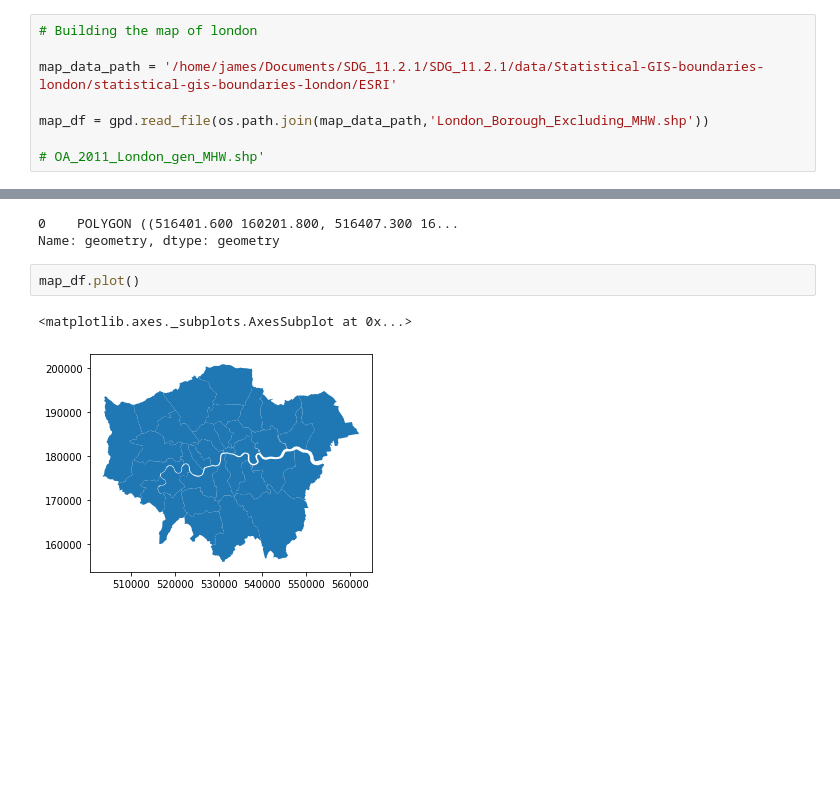
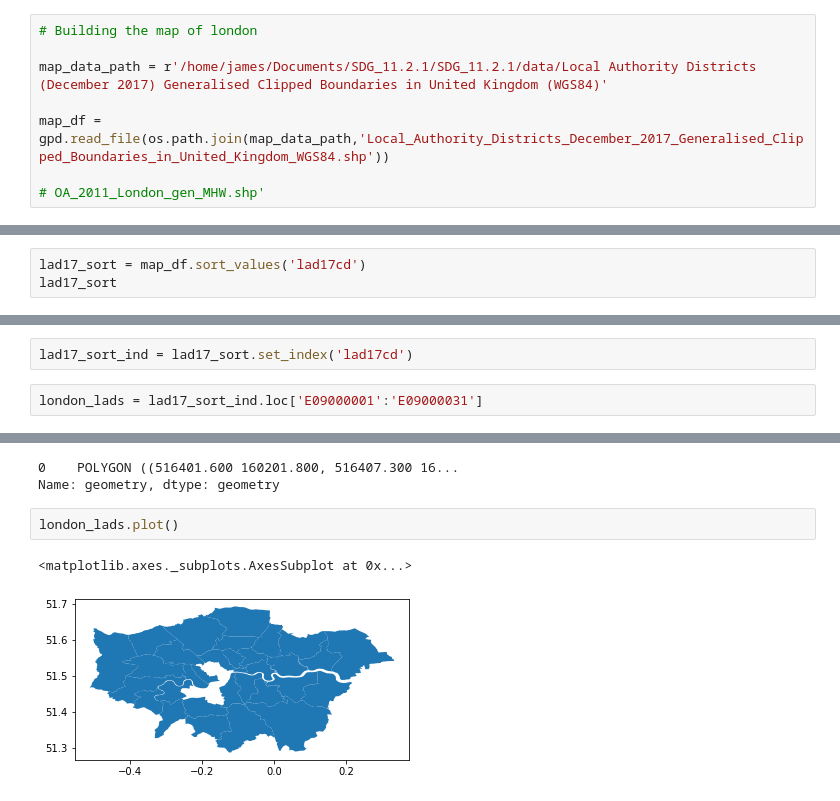
Before and after one commit to ONSdigital/SDG_11.2.1, a Jupyter notebook: SDG_11.2.1.ipynb, the cells around one changed output, grey strips where cells are left out. Cells and saved outputs as stored; diff of their text form; blank space fills up the shorter version.

Commit message:
using ONS local authority shp file and limiting to london

```diff
--- a/SDG_11.2.1.ipynb
+++ b/SDG_11.2.1.ipynb
@@ -56,8 +56,8 @@ stops_geo_df.sample(10)
 # %%
 # Building the map of london
 
-map_data_path = '/home/james/Documents/SDG_11.2.1/SDG_11.2.1/data/Statistical-GIS-boundaries-london/statistical-gis-boundaries-london/ESRI'
+map_data_path = r'/home/james/Documents/SDG_11.2.1/SDG_11.2.1/data/Local Authority Districts (December 2017) Generalised Clipped Boundaries in United Kingdom (WGS84)'
 
-map_df = gpd.read_file(os.path.join(map_data_path,'London_Borough_Excluding_MHW.shp'))
+map_df = gpd.read_file(os.path.join(map_data_path,'Local_Authority_Districts_December_2017_Generalised_Clipped_Boundaries_in_United_Kingdom_WGS84.shp'))
 
 # OA_2011_London_gen_MHW.shp'
@@ -63,0 +69,3 @@ map_df = gpd.read_file(os.path.join(map_data_path,'London_Borough_Excluding_MHW.
+# %%
+lad17_sort = map_df.sort_values('lad17cd')
+lad17_sort
@@ -64 +86,5 @@ map_df = gpd.read_file(os.path.join(map_data_path,'London_Borough_Excluding_MHW.
+# %%
+lad17_sort_ind = lad17_sort.set_index('lad17cd')
+# %%
+london_lads = lad17_sort_ind.loc['E09000001':'E09000031']
 # %%
@@ -96,10 +130,10 @@ k_u_thames.geometry
 0    POLYGON ((516401.600 160201.800, 516407.300 16...
 Name: geometry, dtype: geometry
 # %%
-map_df.plot()
+london_lads.plot()
 # %% [output]
 <matplotlib.axes._subplots.AxesSubplot at 0x...>
-[figure, old version]
+[figure, new version]
 # %%
 fig, ax = plt.pyplot.subplots()
 
```
Also changed, not shown: parts of 15 cells of this notebook, 6 other files.
